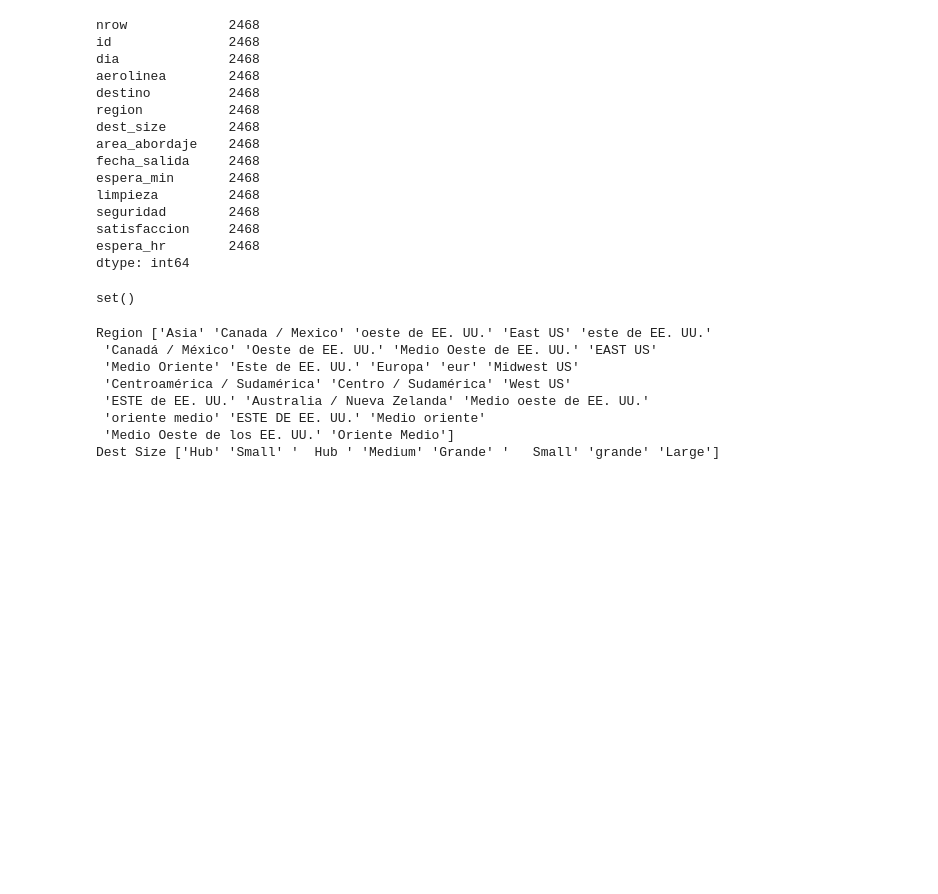
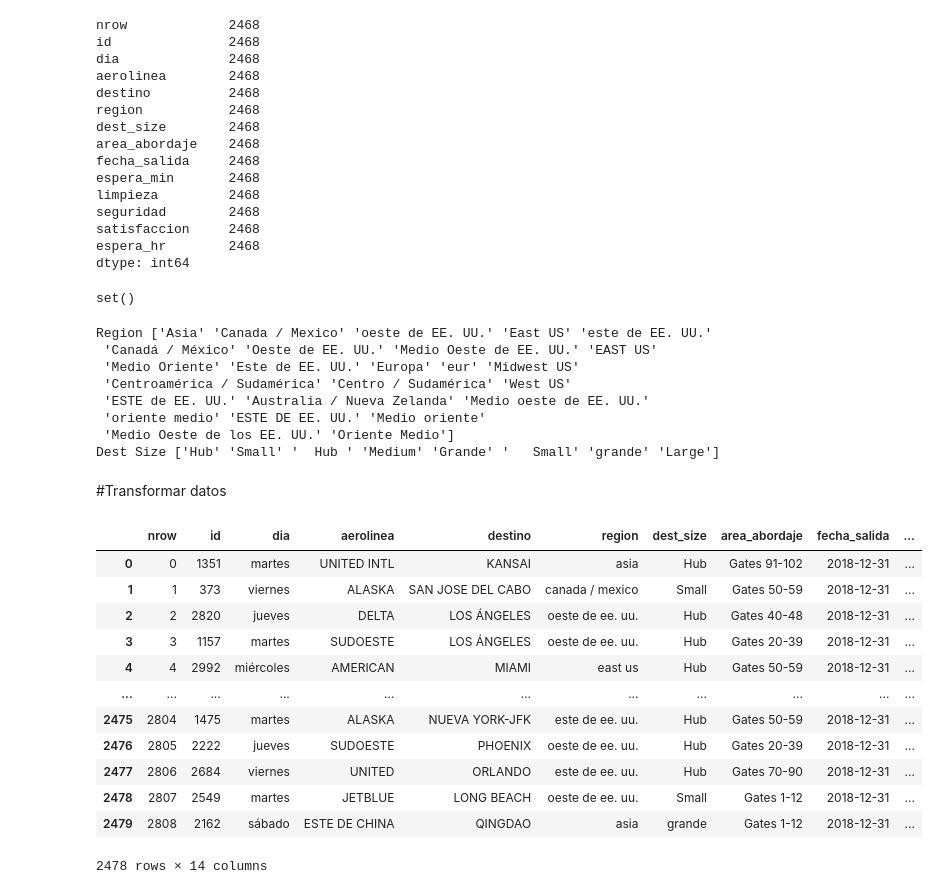
Before and after one commit to Melquicedec-Aguilar/Tratamiento-de-Datos-con-python, a Jupyter notebook: 05LimpiezaDeDatosPandas.ipynb, the cells around one changed output. Saved outputs shown, nothing was run; the diff lists cells and outputs as text; code cells hidden in the pictures; blank space fills up the shorter version.

```diff
--- a/05LimpiezaDeDatosPandas.ipynb
+++ b/05LimpiezaDeDatosPandas.ipynb
@@ -424,3 +424,23 @@ Region ['Asia' 'Canada / Mexico' 'oeste de EE. UU.' 'East US' 'este de EE. UU.'
  'oriente medio' 'ESTE DE EE. UU.' 'Medio oriente'
  'Medio Oeste de los EE. UU.' 'Oriente Medio']
 Dest Size ['Hub' 'Small' '  Hub ' 'Medium' 'Grande' '   Small' 'grande' 'Large']
+# %% [markdown]
+#Transformar datos
+# %%
+#Pasar a minusculas
+df['region'] = df['region'].str.lower()
+df
+# %% [output]
+|  | nrow | id | dia | aerolinea | destino | region | dest_size | area_abordaje | fecha_salida | ... |
+| 0 | 0 | 1351 | martes | UNITED INTL | KANSAI | asia | Hub | Gates 91-102 | 2018-12-31 | ... |
+| 1 | 1 | 373 | viernes | ALASKA | SAN JOSE DEL CABO | canada / mexico | Small | Gates 50-59 | 2018-12-31 | ... |
+| 2 | 2 | 2820 | jueves | DELTA | LOS ÁNGELES | oeste de ee. uu. | Hub | Gates 40-48 | 2018-12-31 | ... |
+| 3 | 3 | 1157 | martes | SUDOESTE | LOS ÁNGELES | oeste de ee. uu. | Hub | Gates 20-39 | 2018-12-31 | ... |
+| 4 | 4 | 2992 | miércoles | AMERICAN | MIAMI | east us | Hub | Gates 50-59 | 2018-12-31 | ... |
+| ... | ... | ... | ... | ... | ... | ... | ... | ... | ... | ... |
+| 2475 | 2804 | 1475 | martes | ALASKA | NUEVA YORK-JFK | este de ee. uu. | Hub | Gates 50-59 | 2018-12-31 | ... |
+| 2476 | 2805 | 2222 | jueves | SUDOESTE | PHOENIX | oeste de ee. uu. | Hub | Gates 20-39 | 2018-12-31 | ... |
+| 2477 | 2806 | 2684 | viernes | UNITED | ORLANDO | este de ee. uu. | Hub | Gates 70-90 | 2018-12-31 | ... |
+| 2478 | 2807 | 2549 | martes | JETBLUE | LONG BEACH | oeste de ee. uu. | Small | Gates 1-12 | 2018-12-31 | ... |
+| 2479 | 2808 | 2162 | sábado | ESTE DE CHINA | QINGDAO | asia | grande | Gates 1-12 | 2018-12-31 | ... |
+2478 rows × 14 columns
```
Also changed, not shown: parts of 3 cells of this notebook.
